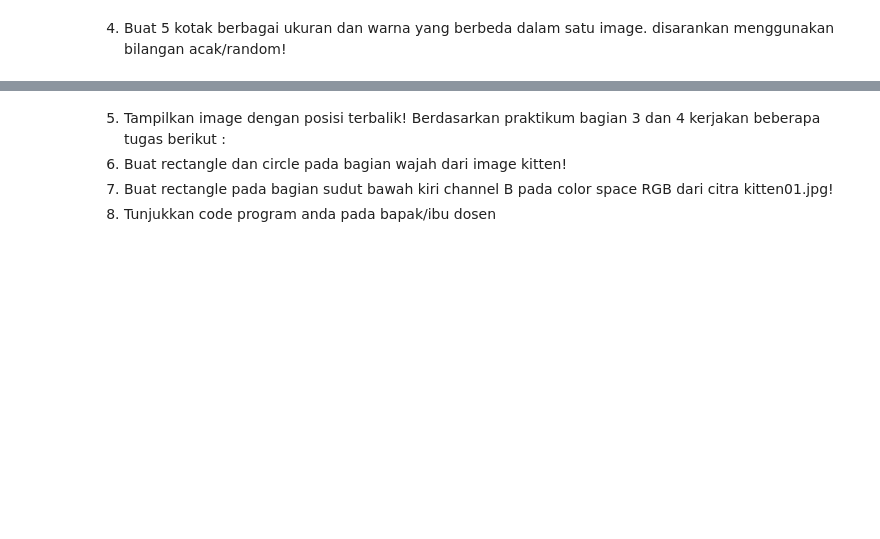
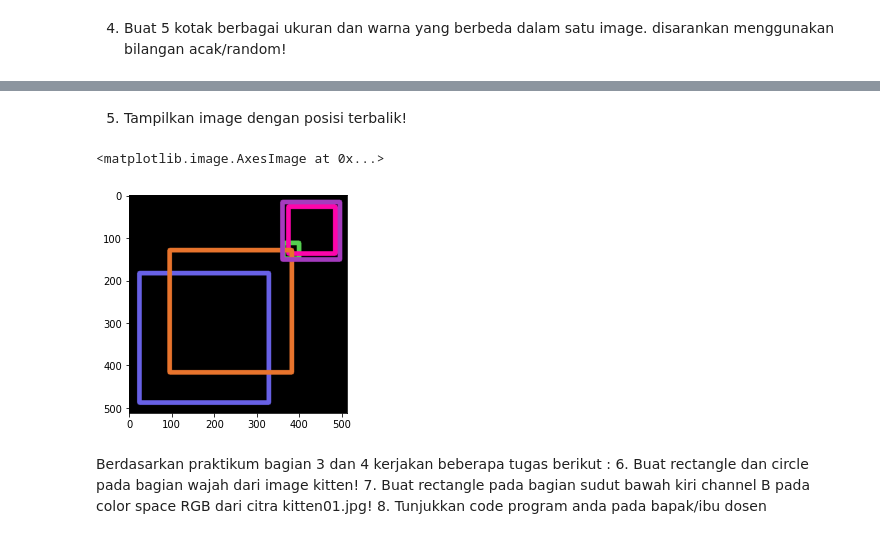
Before and after one commit to chrisdionisius/PCVK, a Jupyter notebook: Modul2.ipynb, the cells around one changed output, grey strips where cells are left out. Cells and saved outputs as stored; diff of their text form; code cells hidden in the pictures; blank space fills up the shorter version.

```diff
--- a/Modul2.ipynb
+++ b/Modul2.ipynb
@@ -195,5 +212,12 @@ disarankan menggunakan bilangan acak/random!
+# %% [markdown]
+5. Tampilkan image dengan posisi terbalik!
+# %%
+flippedImage = cv.flip(black_img3, 0)
+plt.imshow(flippedImage)
+# %% [output]
+<matplotlib.image.AxesImage at 0x...>
+[figure, added]
 # %% [markdown]
-5. Tampilkan image dengan posisi terbalik!
 Berdasarkan praktikum bagian 3 dan 4 kerjakan beberapa tugas berikut :
 6. Buat rectangle dan circle pada bagian wajah dari image kitten!
 7. Buat rectangle pada bagian sudut bawah kiri channel B pada color space RGB
```
Also changed, not shown: parts of 1 cell of this notebook.
